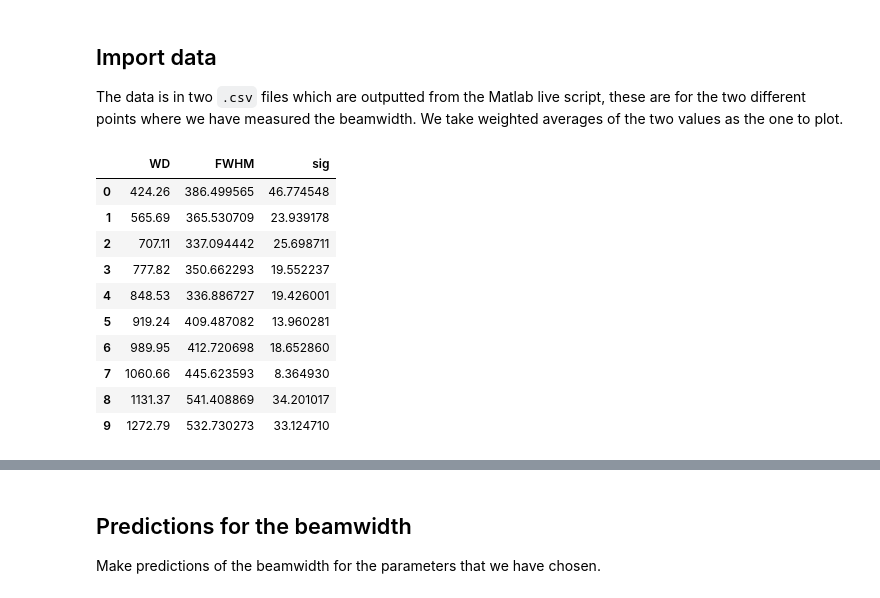
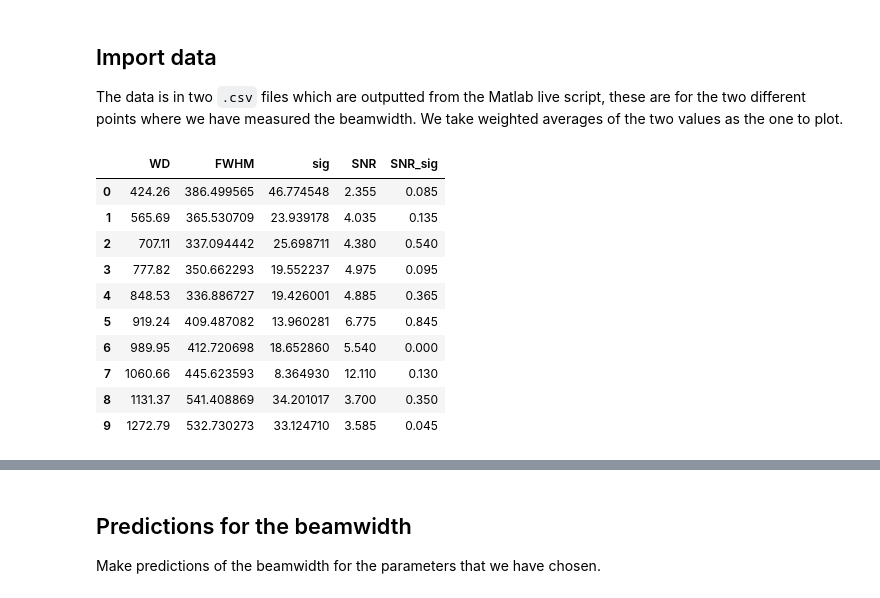
Before and after one commit to slambrick/shem-improved-resolution, a Jupyter notebook: beamwidth_measurement/Resolution_plot.ipynb, the cells around one changed output, grey strips where cells are left out. Cells and saved outputs as stored; diff of their text form; code cells hidden in the pictures.

```diff
--- a/beamwidth_measurement/Resolution_plot.ipynb
+++ b/beamwidth_measurement/Resolution_plot.ipynb
@@ -12,20 +12,22 @@ The data is in two `.csv` files which are outputted from the Matlab live script,
 # %%
 # Import from the datafiles exported from matlab
 point1 = pd.read_csv('point1.csv').sort_values('WD').reset_index(drop=True).round(2).head(-1)
 point2 = pd.read_csv('point2.csv').sort_values('WD').reset_index(drop=True).round(2).head(-1)
 res_av = pd.DataFrame({'WD' : point1['WD'],
                        'FWHM' : ((point1['FWHM']/point1['sig']**2 + point2['FWHM']/point2['sig']**2))/(1/point1['sig']**2 + 1/point2['sig']**2),
-                       'sig' : np.sqrt(1/(1/point1['sig']**2 + 1/point2['sig']**2))})
+                       'sig' : np.sqrt(1/(1/point1['sig']**2 + 1/point2['sig']**2)),
+                       'SNR' : (point1['SNR'] + point2['SNR'])/2,
+                       'SNR_sig' : abs(point1['SNR'] - point2['SNR'])/2})
 display(res_av)
 # %% [output]
-|  | WD | FWHM | sig |
-| 0 | 424.26 | 386.499565 | 46.774548 |
-| 1 | 565.69 | 365.530709 | 23.939178 |
-| 2 | 707.11 | 337.094442 | 25.698711 |
-| 3 | 777.82 | 350.662293 | 19.552237 |
-| 4 | 848.53 | 336.886727 | 19.426001 |
-| 5 | 919.24 | 409.487082 | 13.960281 |
-| 6 | 989.95 | 412.720698 | 18.652860 |
-| 7 | 1060.66 | 445.623593 | 8.364930 |
-| 8 | 1131.37 | 541.408869 | 34.201017 |
-| 9 | 1272.79 | 532.730273 | 33.124710 |
+|  | WD | FWHM | sig | SNR | SNR_sig |
+| 0 | 424.26 | 386.499565 | 46.774548 | 2.355 | 0.085 |
+| 1 | 565.69 | 365.530709 | 23.939178 | 4.035 | 0.135 |
+| 2 | 707.11 | 337.094442 | 25.698711 | 4.380 | 0.540 |
+| 3 | 777.82 | 350.662293 | 19.552237 | 4.975 | 0.095 |
+| 4 | 848.53 | 336.886727 | 19.426001 | 4.885 | 0.365 |
+| 5 | 919.24 | 409.487082 | 13.960281 | 6.775 | 0.845 |
+| 6 | 989.95 | 412.720698 | 18.652860 | 5.540 | 0.000 |
+| 7 | 1060.66 | 445.623593 | 8.364930 | 12.110 | 0.130 |
+| 8 | 1131.37 | 541.408869 | 34.201017 | 3.700 | 0.350 |
+| 9 | 1272.79 | 532.730273 | 33.124710 | 3.585 | 0.045 |
```
Also changed, not shown: parts of 6 cells of this notebook, 37 other files.
